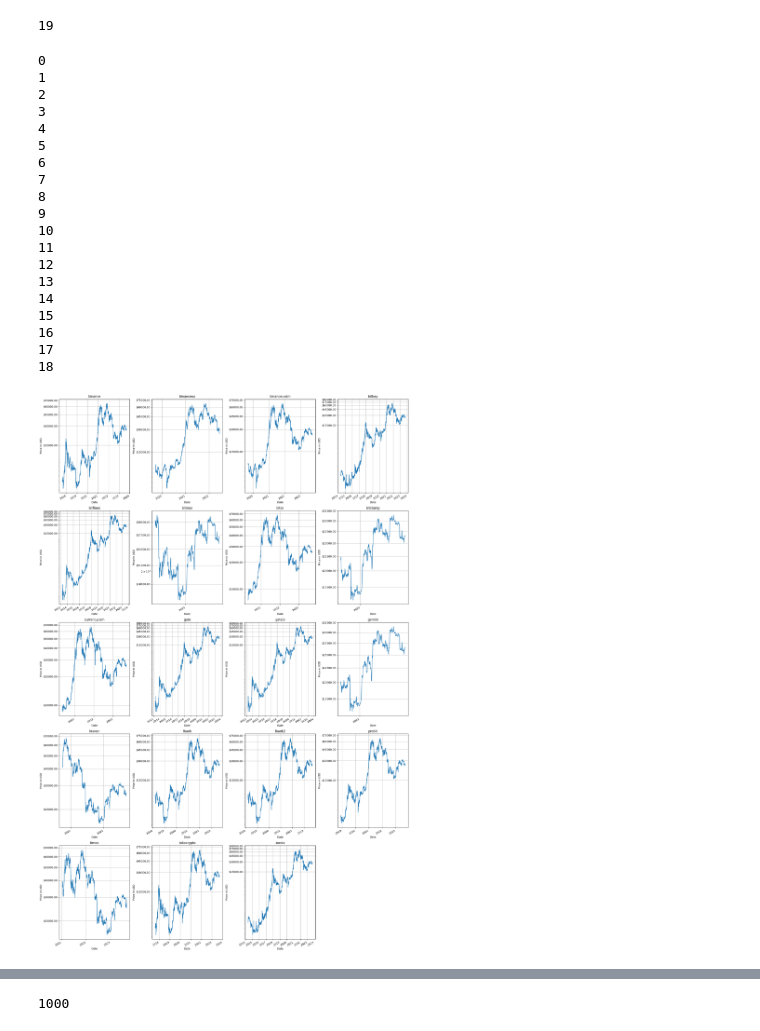
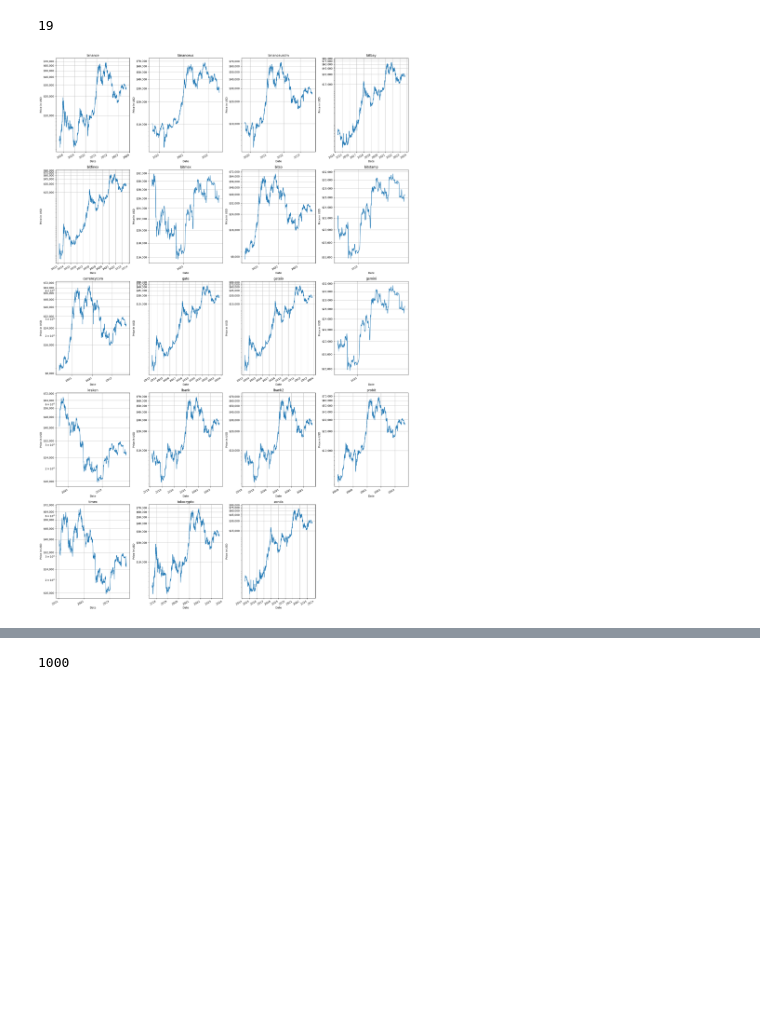
Before and after one commit to Moises-mfg/Analise-exploratoria-blockchain-Bitcoin, a Jupyter notebook: ccxt.ipynb, the cells around one changed output, grey strips where cells are left out. Drawn from its saved outputs; the diff is of its cells as text; code cells hidden in the pictures; blank space fills up the shorter version.

```diff
--- a/ccxt.ipynb
+++ b/ccxt.ipynb
@@ -408,45 +408,26 @@ len(dict_exchanges.keys())
 # %%
 #Create a figure with all the exchanges as subplots, log in y axis and usd in y axis and date in x axis
 fig, axs = plt.subplots(5, 4, figsize=(20, 30))
 axs = axs.ravel()
 for i, (k, v) in enumerate(dict_exchanges.items()):
     v["Close"].plot(ax=axs[i], logy=True, title=k)
     axs[i].set_xlabel("Date")
     axs[i].set_ylabel("Price in USD")
     axs[i].grid()
     #x axis only showing the year, not the month nor the day, only like 2010, 2011, etc
     axs[i].xaxis.set_major_locator(mdates.YearLocator())
 
     #y axis in dollars
-    axs[i].yaxis.set_major_locator(plt.MaxNLocator(7))
+    axs[i].yaxis.set_major_locator(plt.MaxNLocator(9))
     #set the y axis in dollars
-    axs[i].yaxis.set_major_formatter('${x:1.2f}')
+    axs[i].yaxis.set_major_formatter(plt.matplotlib.ticker.StrMethodFormatter('${x:,.0f}'))
 
 #hide the last plot
 axs[19].set_visible(False)
 
 
 plt.tight_layout()
 plt.show()
 # %% [output]
-0
-1
-2
-3
-4
-5
-6
-7
-8
-9
-10
-11
-12
-13
-14
-15
-16
-17
-18
-[figure, old version]
+[figure, new version]
 # %%
```
Also changed, not shown: parts of 2 cells of this notebook, 1 other file.
